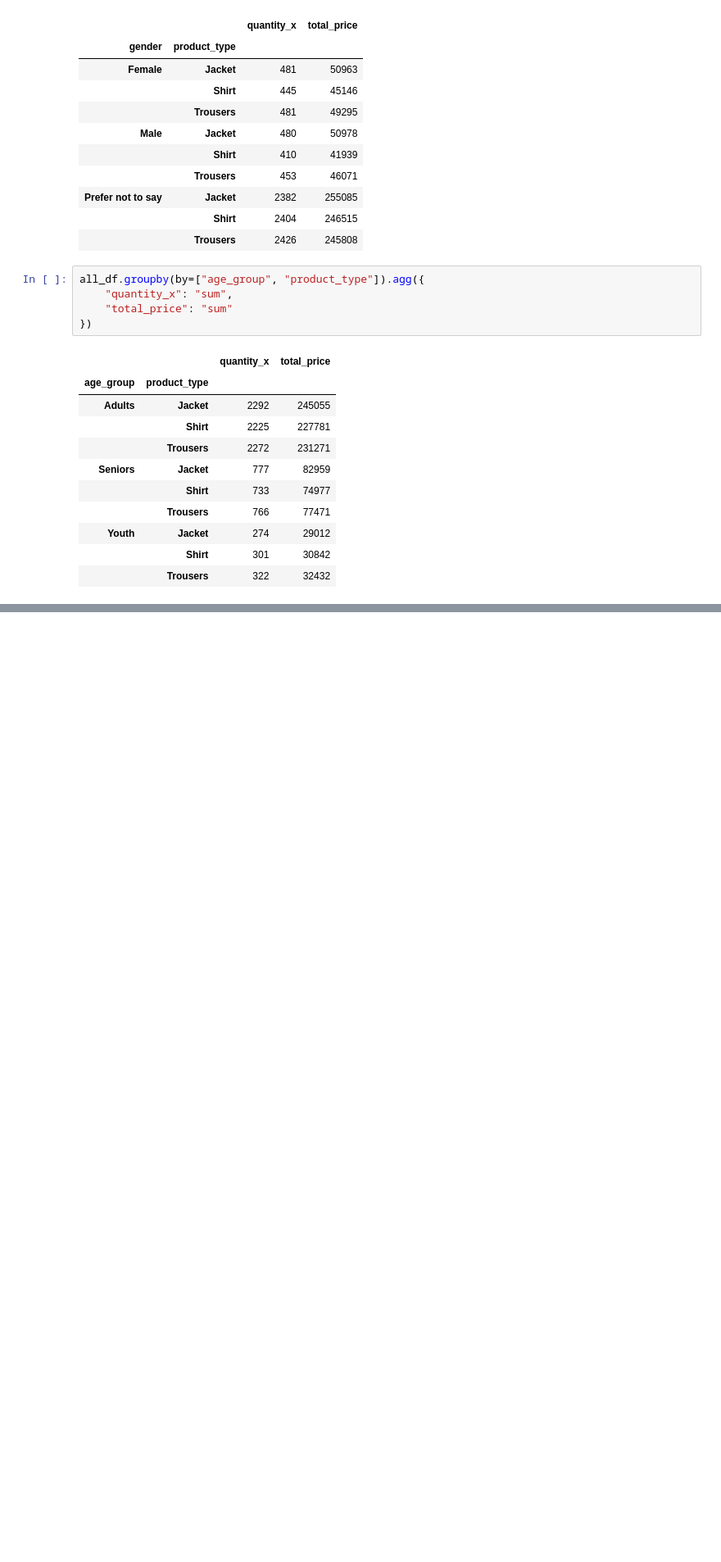
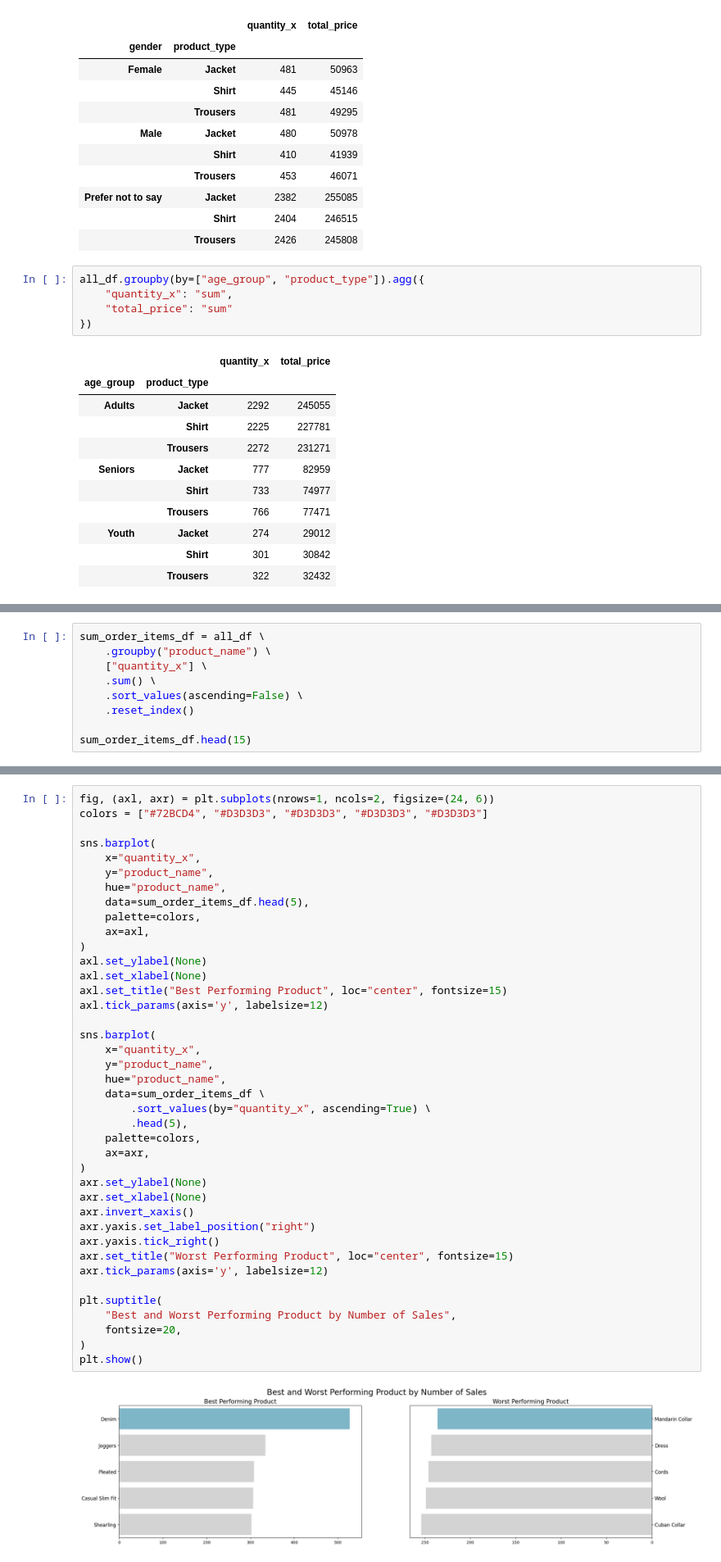
Before and after one commit to dimas-firmansyah/dicoding-analysis, a Jupyter notebook: notebook.ipynb, the cells around one changed output, grey strips where cells are left out. Shown at 82% size. Saved outputs shown, nothing was run; the diff lists cells and outputs as text; blank space fills up the shorter version.

```diff
--- a/notebook.ipynb
+++ b/notebook.ipynb
@@ -793,0 +855,9 @@ all_df.groupby(by=["age_group", "product_type"]).agg({
+# %%
+sum_order_items_df = all_df \
+    .groupby("product_name") \
+    ["quantity_x"] \
+    .sum() \
+    .sort_values(ascending=False) \
+    .reset_index()
+
+sum_order_items_df.head(15)
@@ -793,0 +881,42 @@ all_df.groupby(by=["age_group", "product_type"]).agg({
+# %%
+fig, (axl, axr) = plt.subplots(nrows=1, ncols=2, figsize=(24, 6))
+colors = ["#72BCD4", "#D3D3D3", "#D3D3D3", "#D3D3D3", "#D3D3D3"]
+
+sns.barplot(
+    x="quantity_x",
+    y="product_name",
+    hue="product_name",
+    data=sum_order_items_df.head(5),
+    palette=colors,
+    ax=axl,
+)
+axl.set_ylabel(None)
+axl.set_xlabel(None)
+axl.set_title("Best Performing Product", loc="center", fontsize=15)
+axl.tick_params(axis='y', labelsize=12)
+
+sns.barplot(
+    x="quantity_x",
+    y="product_name",
+    hue="product_name",
+    data=sum_order_items_df \
+        .sort_values(by="quantity_x", ascending=True) \
+        .head(5),
+    palette=colors,
+    ax=axr,
+)
+axr.set_ylabel(None)
+axr.set_xlabel(None)
+axr.invert_xaxis()
+axr.yaxis.set_label_position("right")
+axr.yaxis.tick_right()
+axr.set_title("Worst Performing Product", loc="center", fontsize=15)
+axr.tick_params(axis='y', labelsize=12)
+
+plt.suptitle(
+    "Best and Worst Performing Product by Number of Sales",
+    fontsize=20,
+)
+plt.show()
+# %% [output]
+[figure, added]
```
Also changed, not shown: parts of 25 cells of this notebook.
